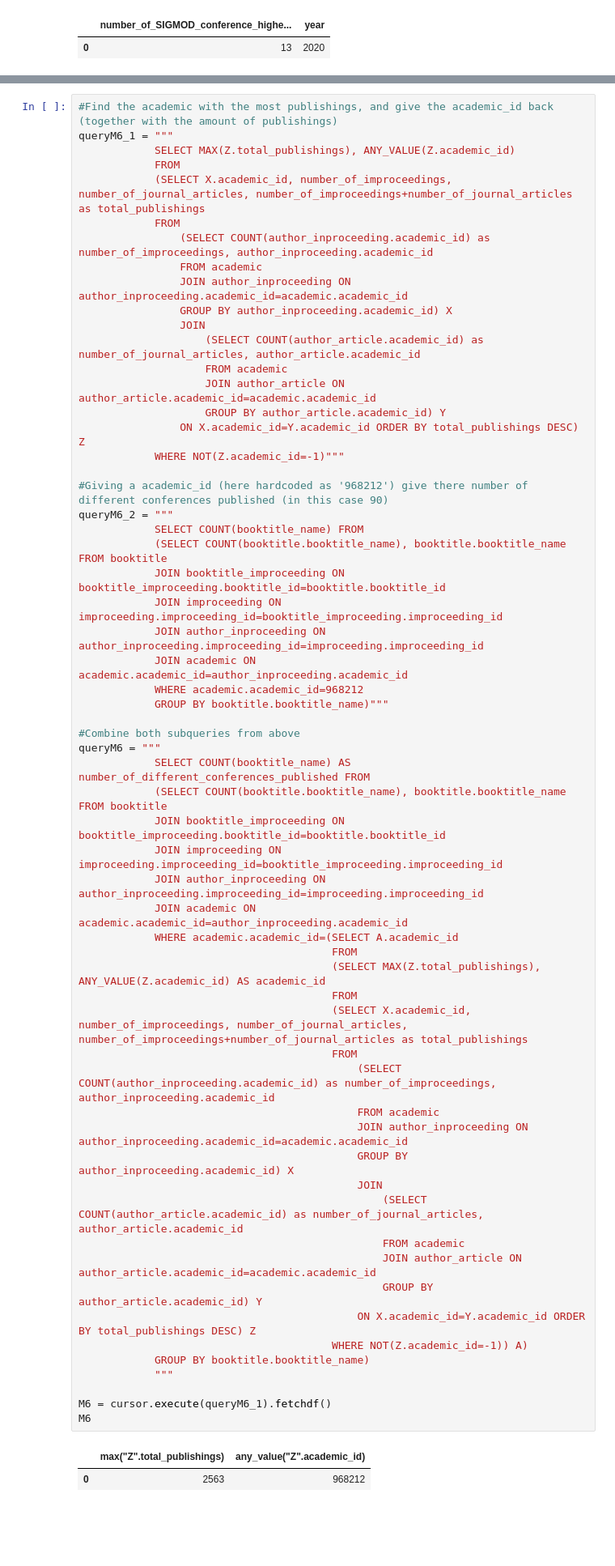
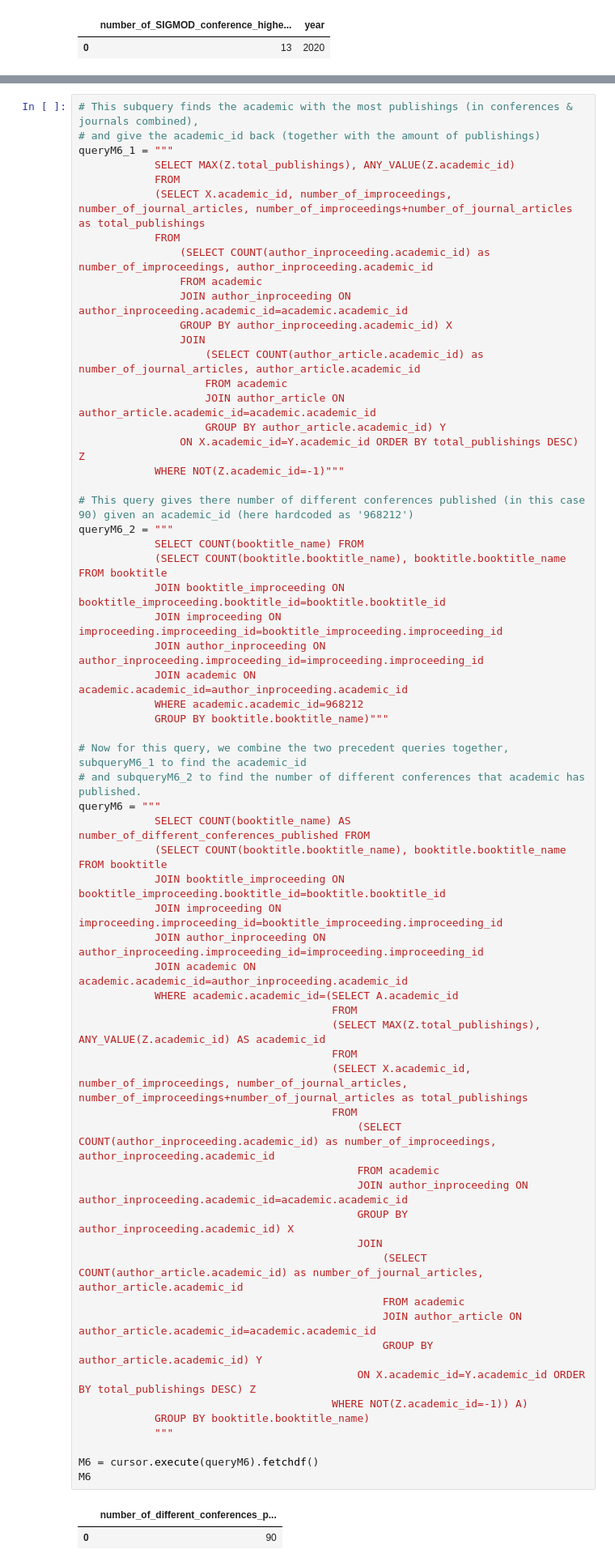
Before and after one commit to OGnTn/daos_project, a Jupyter notebook: duck_queries.ipynb, the cells around one changed output, grey strips where cells are left out. Shown: that part at 81% size. Drawn from its saved outputs; the diff is of its cells as text; blank space fills up the shorter version.

```diff
--- a/duck_queries.ipynb
+++ b/duck_queries.ipynb
@@ -355,7 +355,8 @@ M5
 | 48 | 1 | Melanie Herschel |
 | 49 | 1 | Paolo Guagliardo |
 # %%
-#Find the academic with the most publishings, and give the academic_id back (together with the amount of publishings)
+# This subquery finds the academic with the most publishings (in conferences & journals combined),
+# and give the academic_id back (together with the amount of publishings)
 queryM6_1 = """
             SELECT MAX(Z.total_publishings), ANY_VALUE(Z.academic_id)
             FROM
@@ -373,7 +374,7 @@ queryM6_1 = """
                 ON X.academic_id=Y.academic_id ORDER BY total_publishings DESC) Z
             WHERE NOT(Z.academic_id=-1)"""
 
-#Giving a academic_id (here hardcoded as '968212') give there number of different conferences published (in this case 90)
+# This query gives there number of different conferences published (in this case 90) given an academic_id (here hardcoded as '968212')
 queryM6_2 = """
             SELECT COUNT(booktitle_name) FROM
             (SELECT COUNT(booktitle.booktitle_name), booktitle.booktitle_name FROM booktitle
@@ -384,38 +385,39 @@ queryM6_2 = """
             WHERE academic.academic_id=968212
             GROUP BY booktitle.booktitle_name)"""
 
-#Combine both subqueries from above
+# Now for this query, we combine the two precedent queries together, subqueryM6_1 to find the academic_id
+# and subqueryM6_2 to find the number of different conferences that academic has published.
 queryM6 = """
             SELECT COUNT(booktitle_name) AS number_of_different_conferences_published FROM
             (SELECT COUNT(booktitle.booktitle_name), booktitle.booktitle_name FROM booktitle
             JOIN booktitle_improceeding ON booktitle_improceeding.booktitle_id=booktitle.booktitle_id
             JOIN improceeding ON improceeding.improceeding_id=booktitle_improceeding.improceeding_id
             JOIN author_inproceeding ON author_inproceeding.improceeding_id=improceeding.improceeding_id
             JOIN academic ON academic.academic_id=author_inproceeding.academic_id
             WHERE academic.academic_id=(SELECT A.academic_id
                                         FROM
                                         (SELECT MAX(Z.total_publishings), ANY_VALUE(Z.academic_id) AS academic_id
                                         FROM
                                         (SELECT X.academic_id, number_of_improceedings, number_of_journal_articles, number_of_improceedings+number_of_journal_articles as total_publishings
                                         FROM
                                             (SELECT COUNT(author_inproceeding.academic_id) as number_of_improceedings, author_inproceeding.academic_id
                                             FROM academic
                                             JOIN author_inproceeding ON author_inproceeding.academic_id=academic.academic_id
                                             GROUP BY author_inproceeding.academic_id) X
                                             JOIN
                                                 (SELECT COUNT(author_article.academic_id) as number_of_journal_articles, author_article.academic_id
                                                 FROM academic
                                                 JOIN author_article ON author_article.academic_id=academic.academic_id
                                                 GROUP BY author_article.academic_id) Y
                                             ON X.academic_id=Y.academic_id ORDER BY total_publishings DESC) Z
                                         WHERE NOT(Z.academic_id=-1)) A)
             GROUP BY booktitle.booktitle_name)
             """
 
-M6 = cursor.execute(queryM6_1).fetchdf()
+M6 = cursor.execute(queryM6).fetchdf()
 M6
 # %% [output]
-|  | max("Z".total_publishings) | any_value("Z".academic_id) |
-| 0 | 2563 | 968212 |
+|  | number_of_different_conferences_p... |
+| 0 | 90 |
 # %%
 queryH1_1 = """
```
Also changed, not shown: parts of 1 cell of this notebook.
